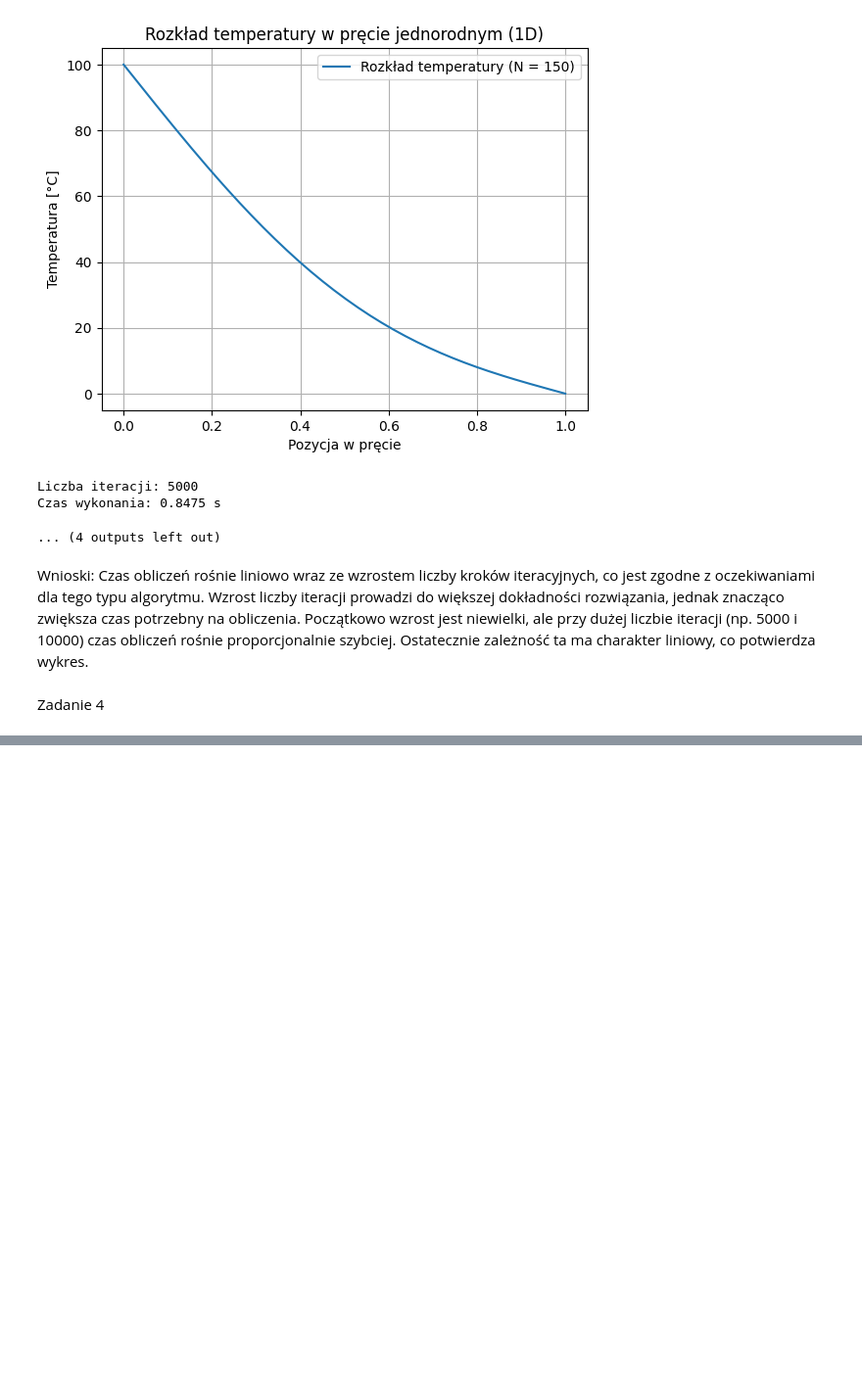
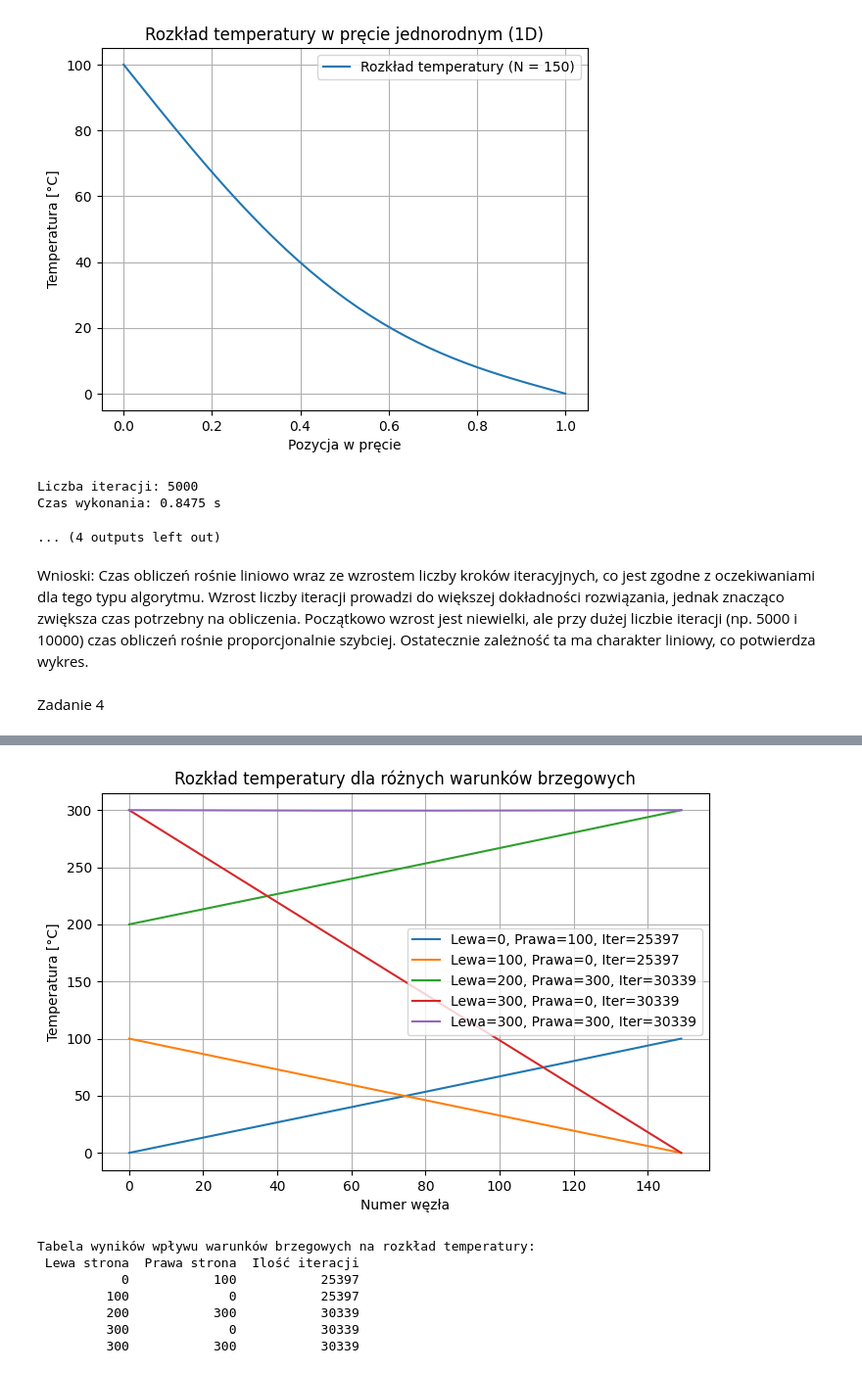
Before and after one commit to mareksigmund/Rozwi-zywanie-zada--odwrotnych, a Jupyter notebook: LAB_2/Lab_2.ipynb, the cells around one changed output, grey strips where cells are left out. Shown at 98% size. Saved outputs shown, nothing was run; the diff lists cells and outputs as text; code cells hidden in the pictures; blank space fills up the shorter version.

```diff
--- a/LAB_2/Lab_2.ipynb
+++ b/LAB_2/Lab_2.ipynb
@@ -705,0 +685,59 @@ Lewa strona    Prawa strona   Ilość iteracji
+# %%
+import numpy as np
+import matplotlib.pyplot as plt
+import pandas as pd
+# Parametry symulacji
+N = 150  # Stała liczba węzłów siatki
+max_iter = 100000
+tolerance = 0.0001
+k_value = 0.2  # Jednorodny materiał
+
+# Warunki brzegowe do testów
+boundary_conditions = [
+    (0, 100),
+    (100, 0),
+    (200, 300),
+    (300, 0),
+    (300, 300)
+]
+
+# Macierz współczynnika przewodnictwa cieplnego (stałe k)
+k_homogeneous = np.ones(N) * k_value
+
+# Lista do przechowywania wyników
+results = []
+
+# Wykonanie testów dla różnych warunków brzegowych
+plt.figure(figsize=(8, 5))
+
+for T_left, T_right in boundary_conditions:
+    # Uruchomienie symulacji
+    temperatures, num_iterations = simulate_heat_transfer_nonhomogeneous1D(N, T_left, T_right, k_homogeneous, max_iter, tolerance)
+
+    results.append((T_left, T_right, num_iterations))
+
+    # Rysowanie wykresu temperatury dla różnych warunków brzegowych
+    plt.plot(range(N), temperatures, label=f"Lewa={T_left}, Prawa={T_right}, Iter={num_iterations}")
+
+plt.xlabel("Numer węzła")
+plt.ylabel("Temperatura [°C]")
+plt.title("Rozkład temperatury dla różnych warunków brzegowych")
+plt.legend()
+plt.grid(True)
+plt.show()
+
+# Tworzenie tabeli wyników
+df_results = pd.DataFrame(results, columns=["Lewa strona", "Prawa strona", "Ilość iteracji"])
+
+# Wyświetlenie wyników w czytelnej formie
+print("\nTabela wyników wpływu warunków brzegowych na rozkład temperatury:")
+print(df_results.to_string(index=False))
+# %% [output]
+[figure, added]
+Tabela wyników wpływu warunków brzegowych na rozkład temperatury:
+ Lewa strona  Prawa strona  Ilość iteracji
+           0           100           25397
+         100             0           25397
+         200           300           30339
+         300             0           30339
+         300           300           30339
```
Also changed, not shown: parts of 10 cells of this notebook.
